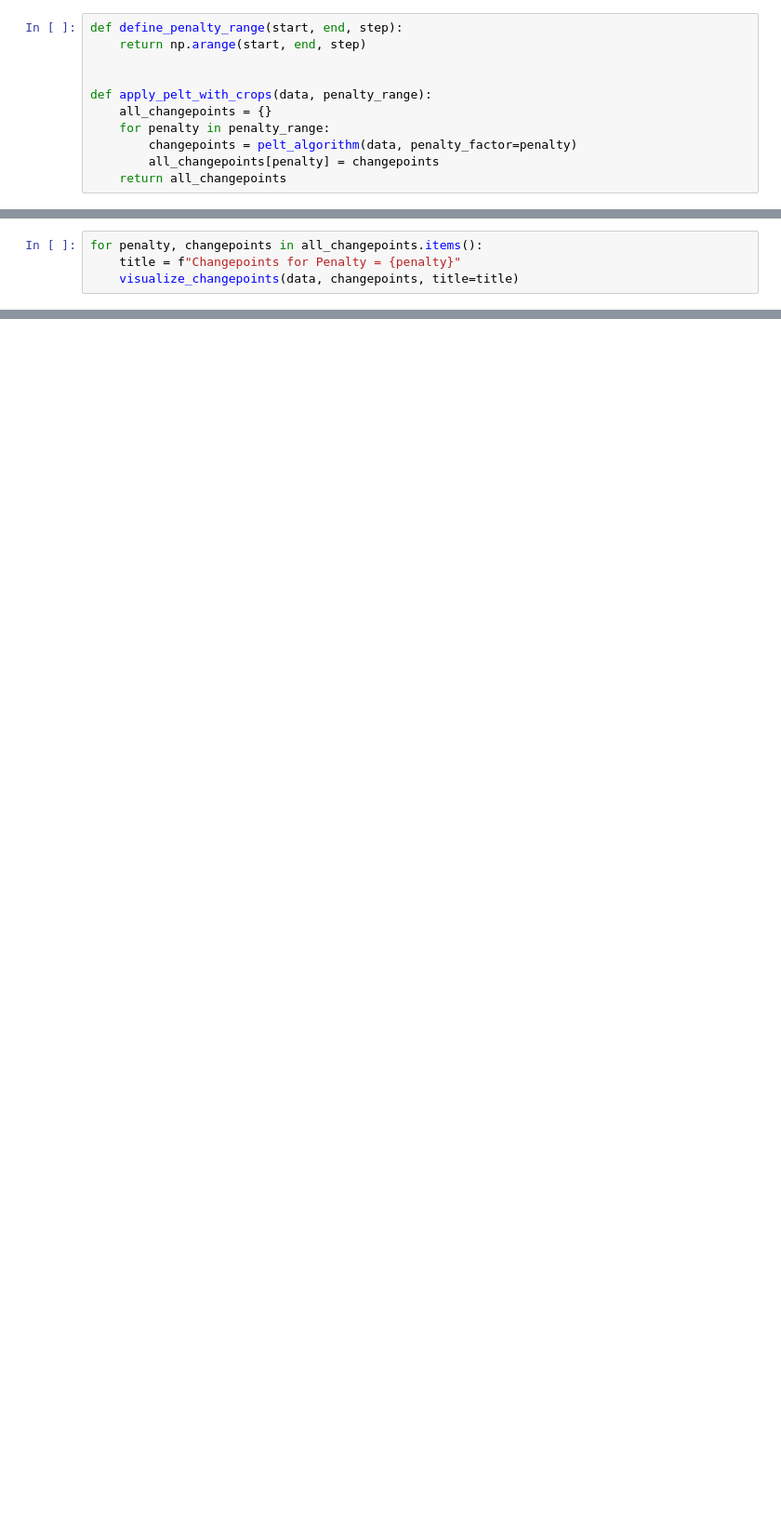
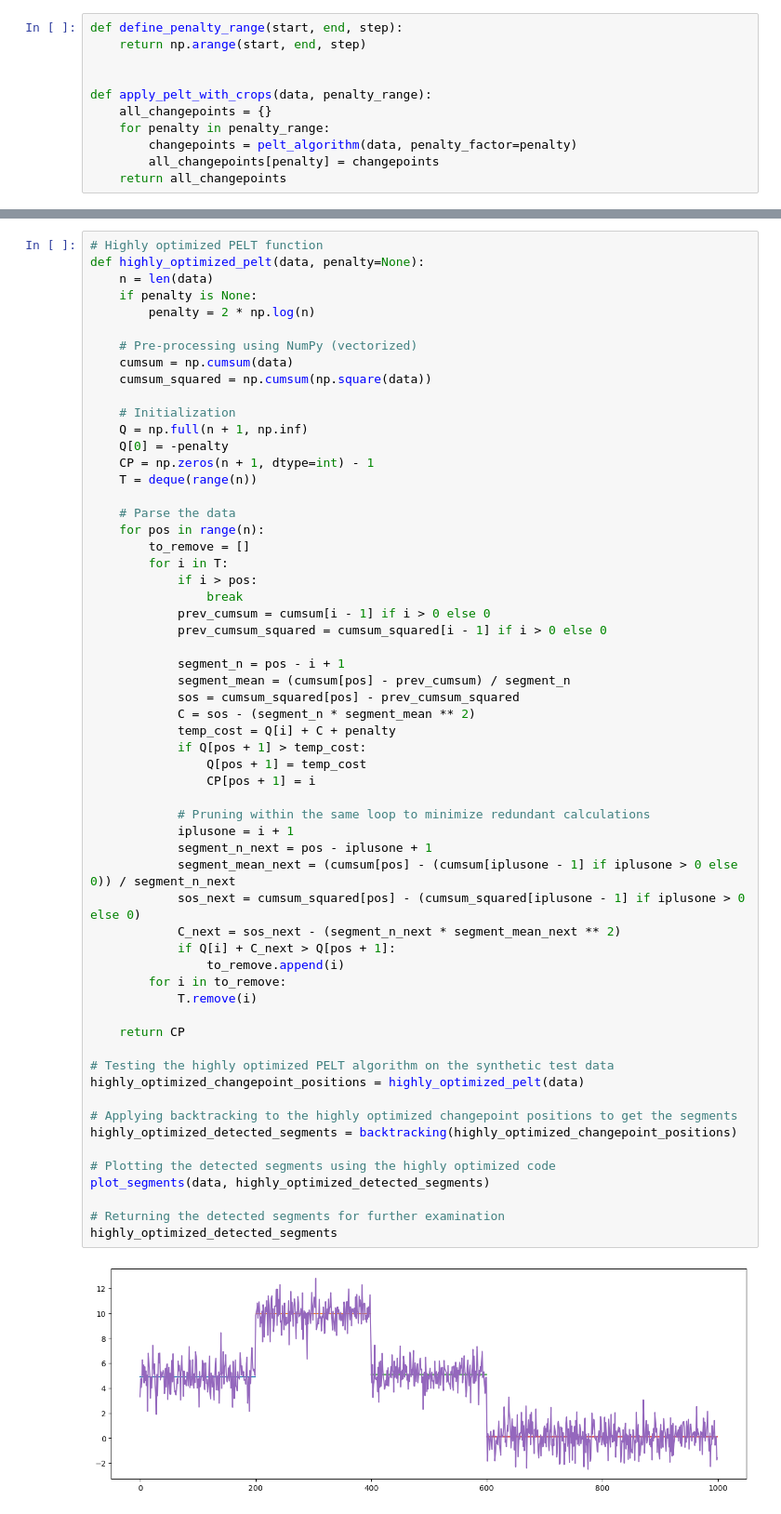
Before and after one commit to DiogoRibeiro7/Medium-Blog, a Jupyter notebook: change_point/change_point.ipynb, the cells around one changed output, grey strips where cells are left out. Shown at 93% size. Drawn from its saved outputs; the diff is of its cells as text; blank space fills up the shorter version.

Commit message:
feat: PELT algo

```diff
--- a/change_point/change_point.ipynb
+++ b/change_point/change_point.ipynb
@@ -228,4 +178,0 @@ def visualize_changepoints(data, changepoints, title="Detected Changepoints"):
-# %%
-for penalty, changepoints in all_changepoints.items():
-    title = f"Changepoints for Penalty = {penalty}"
-    visualize_changepoints(data, changepoints, title=title)
@@ -279,0 +297,61 @@ Benchmarking: Compare the implementation with existing methods or libraries, if
+# %%
+# Highly optimized PELT function
+def highly_optimized_pelt(data, penalty=None):
+    n = len(data)
+    if penalty is None:
+        penalty = 2 * np.log(n)
+
+    # Pre-processing using NumPy (vectorized)
+    cumsum = np.cumsum(data)
+    cumsum_squared = np.cumsum(np.square(data))
+
+    # Initialization
+    Q = np.full(n + 1, np.inf)
+    Q[0] = -penalty
+    CP = np.zeros(n + 1, dtype=int) - 1
+    T = deque(range(n))
+
+    # Parse the data
+    for pos in range(n):
+        to_remove = []
+        for i in T:
+            if i > pos:
+                break
+            prev_cumsum = cumsum[i - 1] if i > 0 else 0
+            prev_cumsum_squared = cumsum_squared[i - 1] if i > 0 else 0
+
+            segment_n = pos - i + 1
+            segment_mean = (cumsum[pos] - prev_cumsum) / segment_n
+            sos = cumsum_squared[pos] - prev_cumsum_squared
+            C = sos - (segment_n * segment_mean ** 2)
+            temp_cost = Q[i] + C + penalty
+            if Q[pos + 1] > temp_cost:
+                Q[pos + 1] = temp_cost
+                CP[pos + 1] = i
+
+            # Pruning within the same loop to minimize redundant calculations
+            iplusone = i + 1
+            segment_n_next = pos - iplusone + 1
+            segment_mean_next = (cumsum[pos] - (cumsum[iplusone - 1] if iplusone > 0 else 0)) / segment_n_next
+            sos_next = cumsum_squared[pos] - (cumsum_squared[iplusone - 1] if iplusone > 0 else 0)
+            C_next = sos_next - (segment_n_next * segment_mean_next ** 2)
+            if Q[i] + C_next > Q[pos + 1]:
+                to_remove.append(i)
+        for i in to_remove:
+            T.remove(i)
+
+    return CP
+
+# Testing the highly optimized PELT algorithm on the synthetic test data
+highly_optimized_changepoint_positions = highly_optimized_pelt(data)
+
+# Applying backtracking to the highly optimized changepoint positions to get the segments
+highly_optimized_detected_segments = backtracking(highly_optimized_changepoint_positions)
+
+# Plotting the detected segments using the highly optimized code
+plot_segments(data, highly_optimized_detected_segments)
+
+# Returning the detected segments for further examination
+highly_optimized_detected_segments
+# %% [output]
+[figure, added]
```
Also changed, not shown: parts of 11 cells of this notebook.
